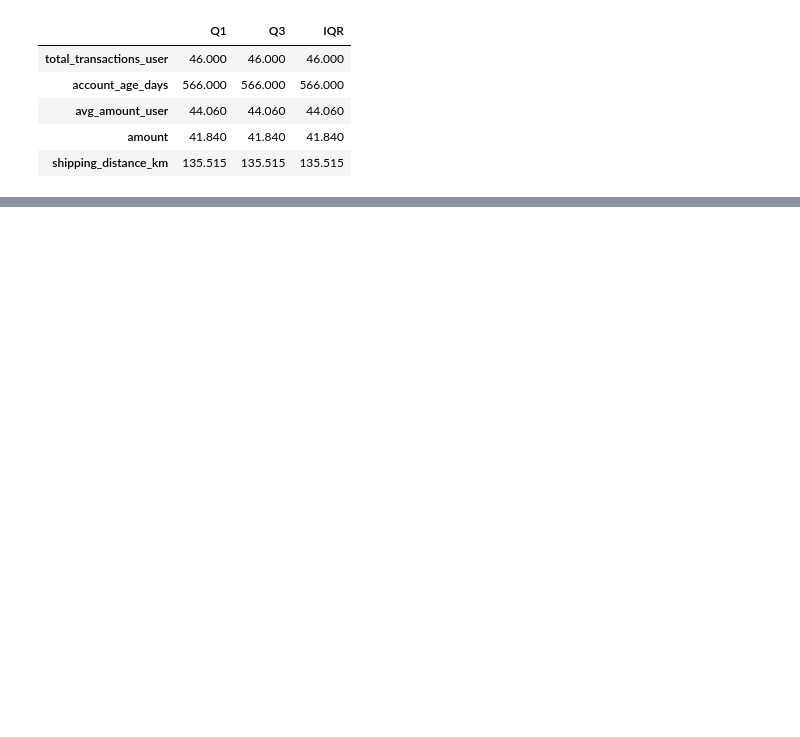
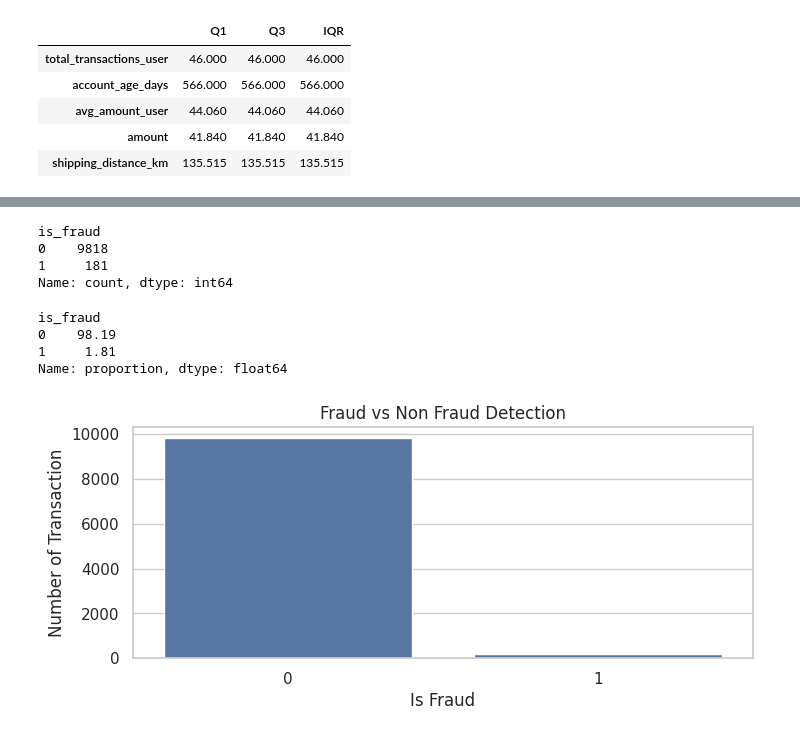
Before and after one commit to nabilavlnk/ML_Fraud_Detection_ECommerce, a Jupyter notebook: eda.ipynb, the cells around one changed output, grey strips where cells are left out. Cells and saved outputs as stored; diff of their text form; code cells hidden in the pictures; blank space fills up the shorter version.

```diff
--- a/eda.ipynb
+++ b/eda.ipynb
@@ -257,0 +463,34 @@ iqr_summary
+# %%
+df["is_fraud"].value_counts()
+# %% [output]
+is_fraud
+0    9818
+1     181
+Name: count, dtype: int64
+# %%
+# percentage
+fraud_distribution = (
+    df["is_fraud"].value_counts(normalize=True).mul(100).round(2)
+)
+
+fraud_distribution
+# %% [output]
+is_fraud
+0    98.19
+1     1.81
+Name: proportion, dtype: float64
+# %%
+plt.figure(figsize=(8,3))
+
+sns.countplot(
+    data = df,
+    x = "is_fraud"
+)
+
+plt.title("Fraud vs Non Fraud Detection")
+plt.xlabel("Is Fraud")
+plt.ylabel("Number of Transaction")
+
+plt.show()
+# %% [output]
+[figure, added]
```
Also changed, not shown: parts of 29 cells of this notebook.
